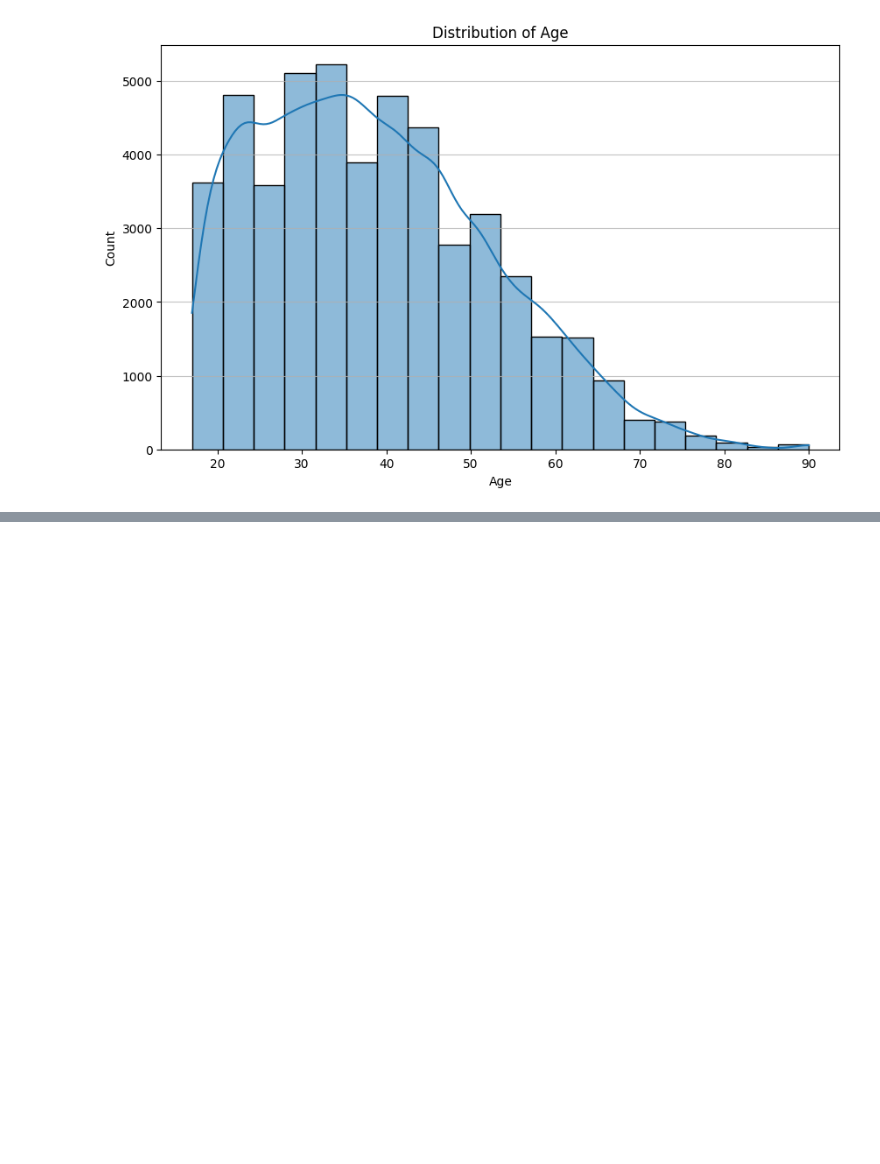
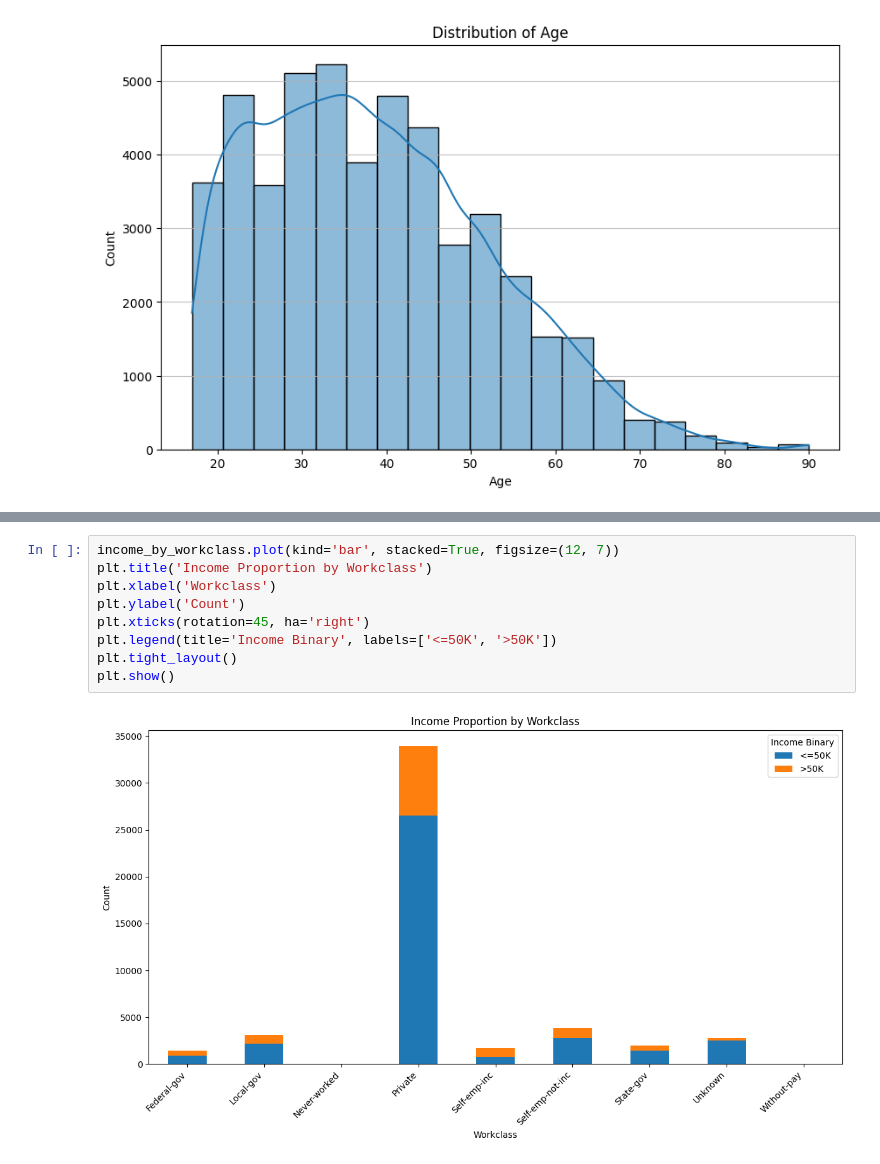
Before and after one commit to HRIDYANS/MY_PYTHON_PROJECT, a Jupyter notebook: Pandas_Tasks_adult_data.ipynb, the cells around one changed output, grey strips where cells are left out. Drawn from its saved outputs; the diff is of its cells as text; blank space fills up the shorter version.

```diff
--- a/Pandas_Tasks_adult_data.ipynb
+++ b/Pandas_Tasks_adult_data.ipynb
@@ -335,0 +354,11 @@ plt.show()
+# %%
+income_by_workclass.plot(kind='bar', stacked=True, figsize=(12, 7))
+plt.title('Income Proportion by Workclass')
+plt.xlabel('Workclass')
+plt.ylabel('Count')
+plt.xticks(rotation=45, ha='right')
+plt.legend(title='Income Binary', labels=['<=50K', '>50K'])
+plt.tight_layout()
+plt.show()
+# %% [output]
+[figure, added]
```
Also changed, not shown: parts of 6 cells of this notebook.
